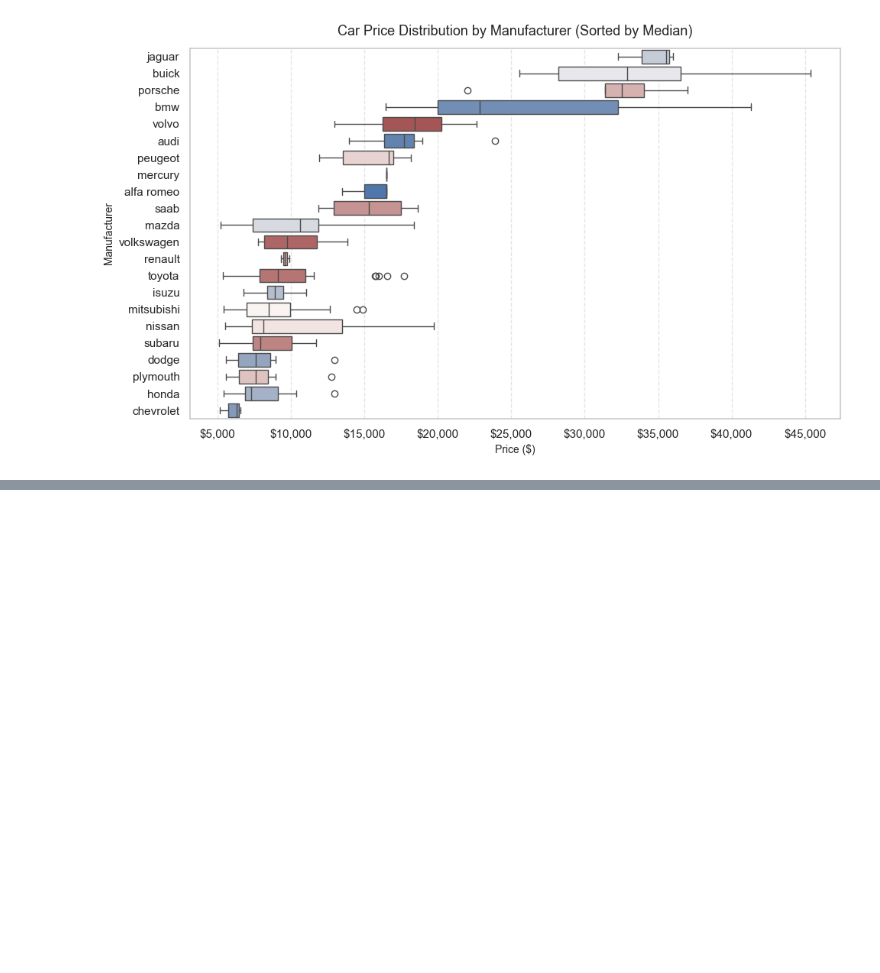
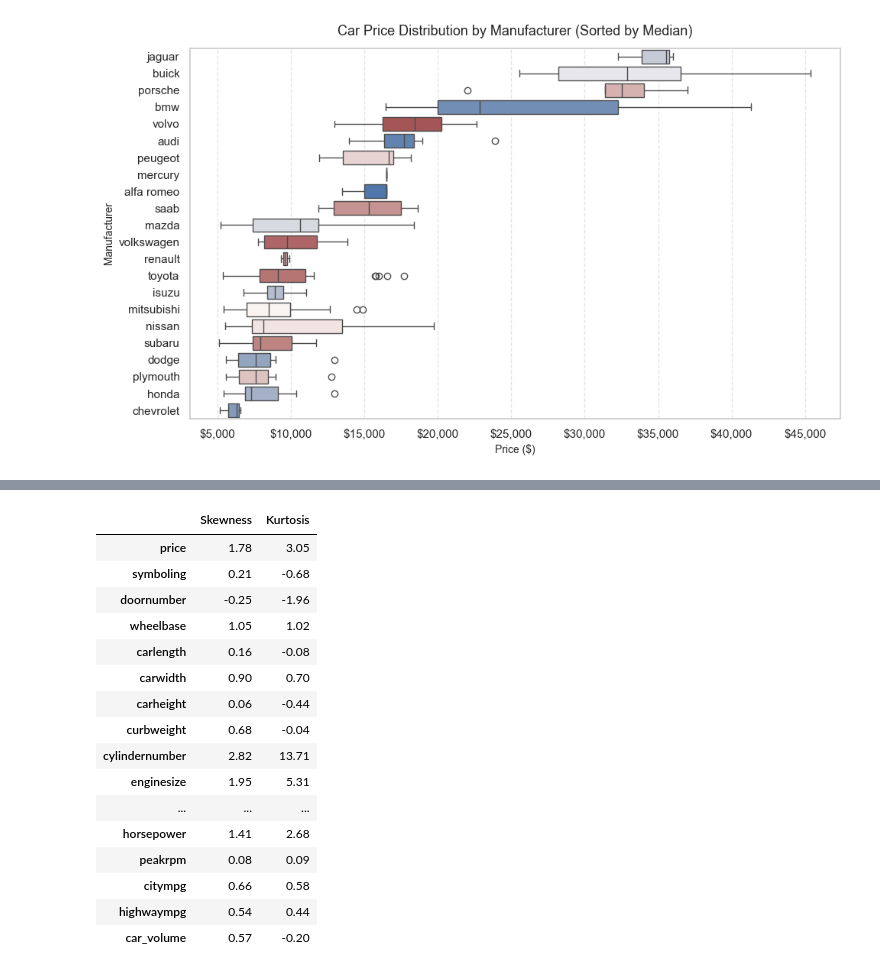
Before and after one commit to phonemes-and-speech-entrainment/Car_feature_price_analysis, a Jupyter notebook: jupyter_notebooks/Unit 2/car_price_visualisations_and_stats.ipynb, the cells around one changed output, grey strips where cells are left out. Drawn from its saved outputs; the diff is of its cells as text; code cells hidden in the pictures; blank space fills up the shorter version.

Commit message:
Perform statistics to interpret multicollinearity

```diff
--- a/jupyter_notebooks/Unit 2/car_price_visualisations_and_stats.ipynb
+++ b/jupyter_notebooks/Unit 2/car_price_visualisations_and_stats.ipynb
@@ -407,0 +482,31 @@ plt.show()
+# %%
+#Check skewness and kurtosis of data before performing ANOVA
+
+# 1. Select numeric columns and drop car_ID
+df_numeric = df.drop(columns=['car_ID'], errors='ignore').select_dtypes(include=['number'])
+
+# 2. Build summary DataFrame with only Skewness and Kurtosis
+summary_stats = pd.DataFrame({
+    'Skewness': df_numeric.skew(),
+    'Kurtosis': df_numeric.kurtosis()
+}).round(2)
+
+summary_stats
+# %% [output]
+|  | Skewness | Kurtosis |
+| price | 1.78 | 3.05 |
+| symboling | 0.21 | -0.68 |
+| doornumber | -0.25 | -1.96 |
+| wheelbase | 1.05 | 1.02 |
+| carlength | 0.16 | -0.08 |
+| carwidth | 0.90 | 0.70 |
+| carheight | 0.06 | -0.44 |
+| curbweight | 0.68 | -0.04 |
+| cylindernumber | 2.82 | 13.71 |
+| enginesize | 1.95 | 5.31 |
+| ... | ... | ... |
+| horsepower | 1.41 | 2.68 |
+| peakrpm | 0.08 | 0.09 |
+| citympg | 0.66 | 0.58 |
+| highwaympg | 0.54 | 0.44 |
+| car_volume | 0.57 | -0.20 |
```
Also changed, not shown: parts of 6 cells of this notebook.
